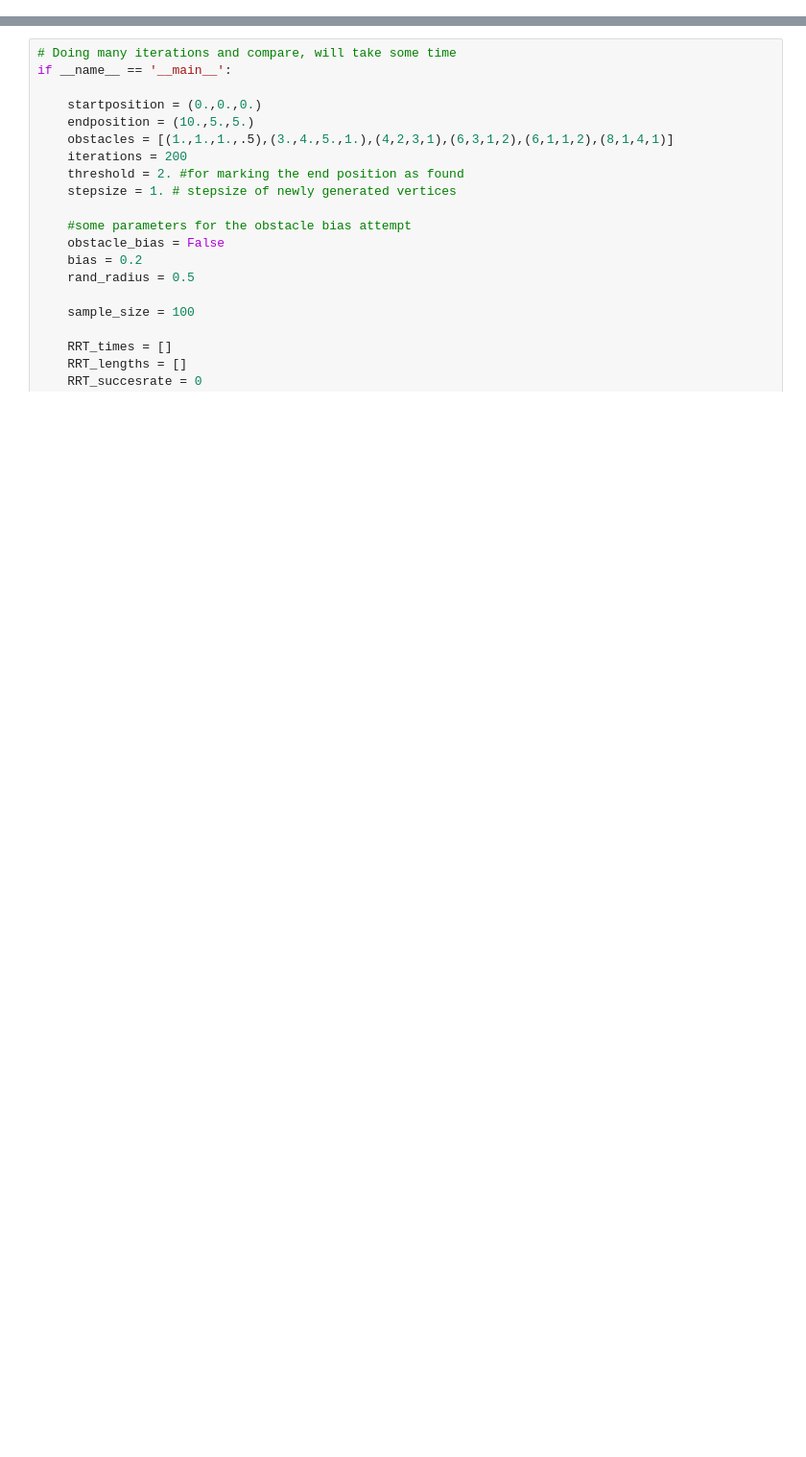
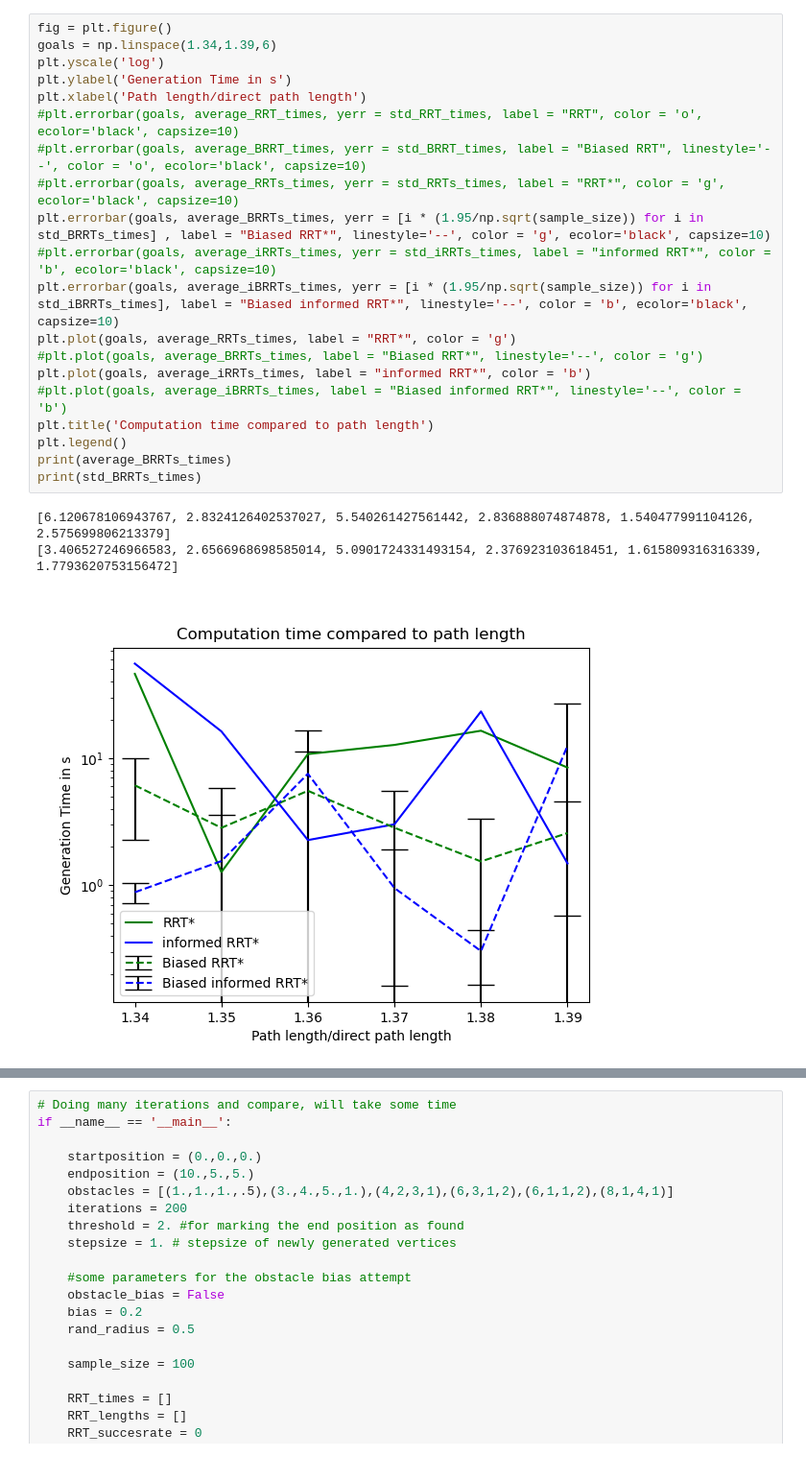
Before and after one commit to andrejcarlo/pdm_drone, a Jupyter notebook: 3D RRT.ipynb, the cells around one changed output, grey strips where cells are left out. Shown at 96% size. Saved outputs shown, nothing was run; the diff lists cells and outputs as text; blank space fills up the shorter version.

```diff
--- a/3D RRT.ipynb
+++ b/3D RRT.ipynb
@@ -471,0 +581,24 @@ The Dijkstra path finding took: 0.0020003318786621094s
+# %%
+fig = plt.figure()
+goals = np.linspace(1.34,1.39,6)
+plt.yscale('log')
+plt.ylabel('Generation Time in s')
+plt.xlabel('Path length/direct path length')
+#plt.errorbar(goals, average_RRT_times, yerr = std_RRT_times, label = "RRT", color = 'o', ecolor='black', capsize=10)
+#plt.errorbar(goals, average_BRRT_times, yerr = std_BRRT_times, label = "Biased RRT", linestyle='--', color = 'o', ecolor='black', capsize=10)
+#plt.errorbar(goals, average_RRTs_times, yerr = std_RRTs_times, label = "RRT*", color = 'g', ecolor='black', capsize=10)
+plt.errorbar(goals, average_BRRTs_times, yerr = [i * (1.95/np.sqrt(sample_size)) for i in std_BRRTs_times] , label = "Biased RRT*", linestyle='--', color = 'g', ecolor='black', capsize=10)
+#plt.errorbar(goals, average_iRRTs_times, yerr = std_iRRTs_times, label = "informed RRT*", color = 'b', ecolor='black', capsize=10)
+plt.errorbar(goals, average_iBRRTs_times, yerr = [i * (1.95/np.sqrt(sample_size)) for i in std_iBRRTs_times], label = "Biased informed RRT*", linestyle='--', color = 'b', ecolor='black', capsize=10)
+plt.plot(goals, average_RRTs_times, label = "RRT*", color = 'g')
+#plt.plot(goals, average_BRRTs_times, label = "Biased RRT*", linestyle='--', color = 'g')
+plt.plot(goals, average_iRRTs_times, label = "informed RRT*", color = 'b')
+#plt.plot(goals, average_iBRRTs_times, label = "Biased informed RRT*", linestyle='--', color = 'b')
+plt.title('Computation time compared to path length')
+plt.legend()
+print(average_BRRTs_times)
+print(std_BRRTs_times)
+# %% [output]
+[6.120678106943767, 2.8324126402537027, 5.540261427561442, 2.836888074874878, 1.540477991104126, 2.575699806213379]
+[3.406527246966583, 2.6566968698585014, 5.0901724331493154, 2.376923103618451, 1.615809316316339, 1.7793620753156472]
+[figure, added]
```
Also changed, not shown: parts of 4 cells of this notebook.
